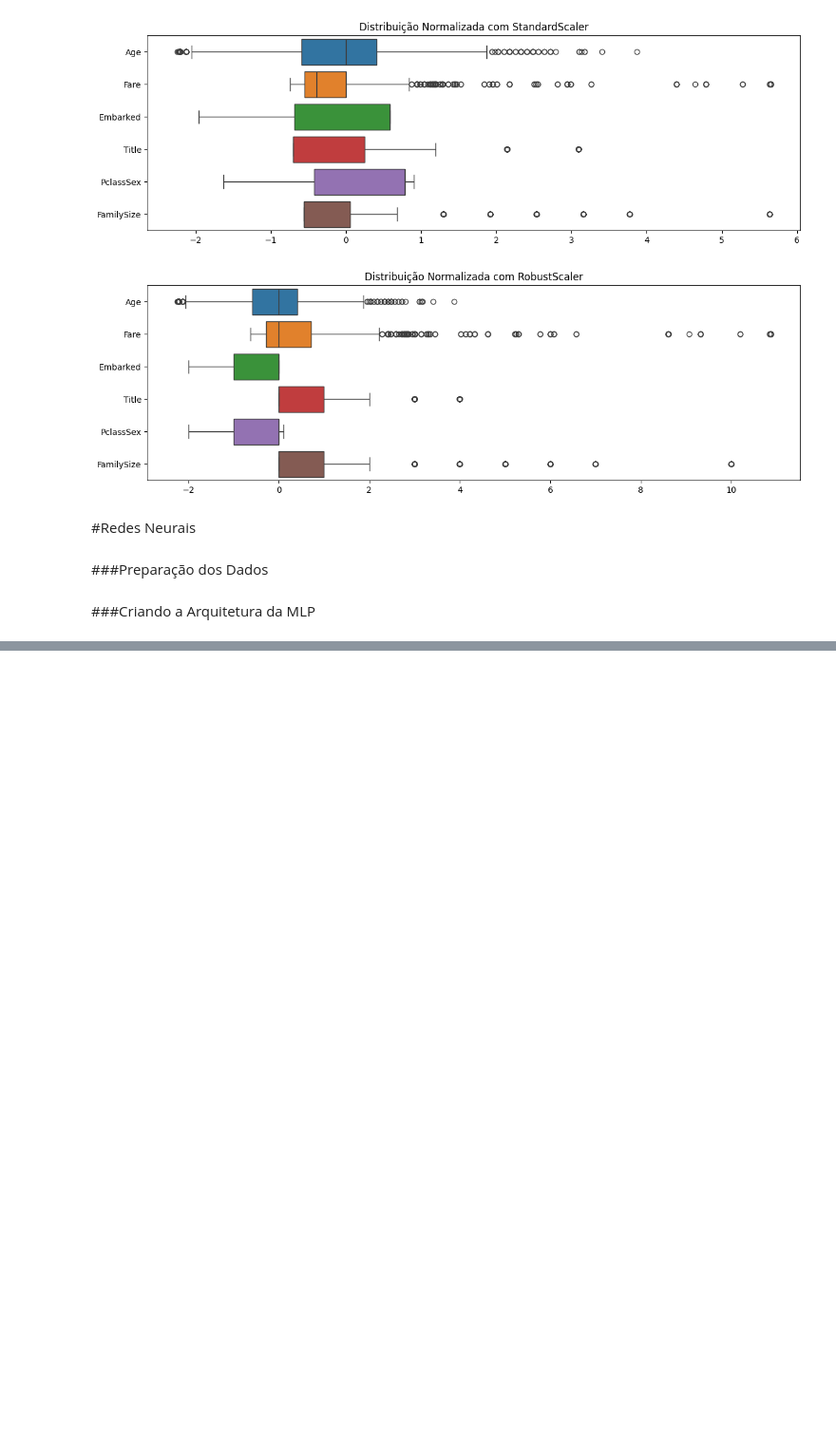
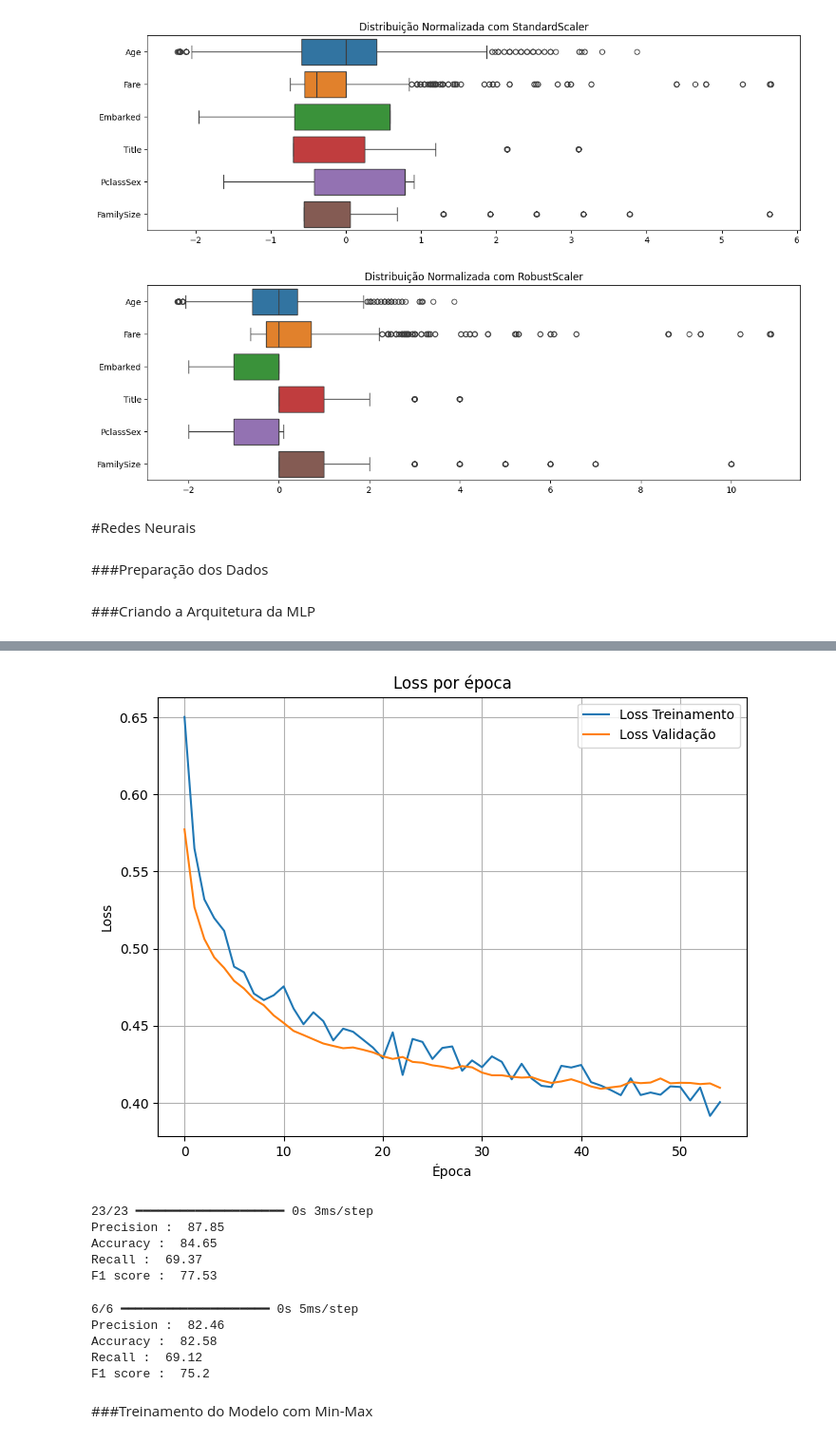
Before and after one commit to thalesgmendes/titanic-survival-analysis, a Jupyter notebook: Rede_Neurais_Avaliação_P3.ipynb, the cells around one changed output, grey strips where cells are left out. Shown at 95% size. Drawn from its saved outputs; the diff is of its cells as text; code cells hidden in the pictures; blank space fills up the shorter version.

```diff
--- a/Rede_Neurais_Avaliação_P3.ipynb
+++ b/Rede_Neurais_Avaliação_P3.ipynb
@@ -515,0 +617,9 @@ model = Sequential([
+# %%
+model1.compile(loss = tf.keras.losses.binary_crossentropy, optimizer = tf.keras.optimizers.Adam(learning_rate=0.001), metrics = ['acc'])
+history = model1.fit(
+    X_train_z, y_train_z,
+    validation_data=(X_test_z, y_test_z),
+    epochs=55,
+    batch_size=16,
+    verbose=2,
+)
@@ -515,0 +644,38 @@ model = Sequential([
+# %%
+plt.figure(figsize=(8, 6))
+plt.plot(history.history['loss'], label='Loss Treinamento')
+plt.plot(history.history['val_loss'], label='Loss Validação')
+plt.title('Loss por época')
+plt.xlabel('Época')
+plt.ylabel('Loss')
+plt.legend()
+plt.grid(True)
+plt.show()
+# %% [output]
+[figure, added]
+# %%
+Y_pred_rand = (model1.predict(X_train_z) > 0.5).astype(int)
+print('Precision : ', np.round(metrics.precision_score(y_train_z, Y_pred_rand)*100,2))
+print('Accuracy : ', np.round(metrics.accuracy_score(y_train_z, Y_pred_rand)*100,2))
+print('Recall : ', np.round(metrics.recall_score(y_train_z, Y_pred_rand)*100,2))
+print('F1 score : ', np.round(metrics.f1_score(y_train_z, Y_pred_rand)*100,2))
+# %% [output]
+23/23 ━━━━━━━━━━━━━━━━━━━━ 0s 3ms/step
+Precision :  87.85
+Accuracy :  84.65
+Recall :  69.37
+F1 score :  77.53
+# %%
+Y_pred_rand = (model1.predict(X_test_z) > 0.5).astype(int)
+print('Precision : ', np.round(metrics.precision_score(y_test_z, Y_pred_rand)*100,2))
+print('Accuracy : ', np.round(metrics.accuracy_score(y_test_z, Y_pred_rand)*100,2))
+print('Recall : ', np.round(metrics.recall_score(y_test_z, Y_pred_rand)*100,2))
+print('F1 score : ', np.round(metrics.f1_score(y_test_z, Y_pred_rand)*100,2))
+# %% [output]
+6/6 ━━━━━━━━━━━━━━━━━━━━ 0s 5ms/step
+Precision :  82.46
+Accuracy :  82.58
+Recall :  69.12
+F1 score :  75.2
+# %% [markdown]
+###Treinamento do Modelo com Min-Max
```
Also changed, not shown: parts of 13 cells of this notebook.
